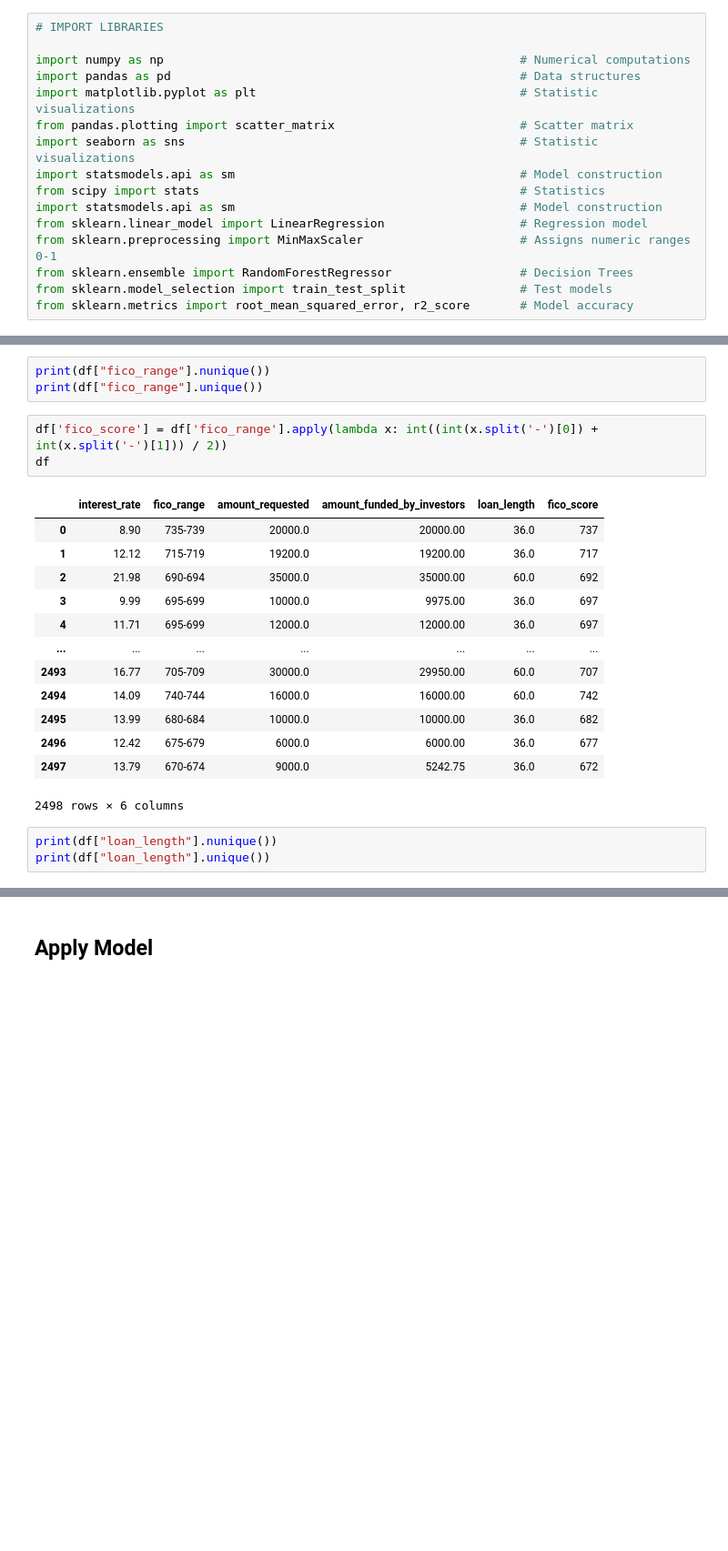
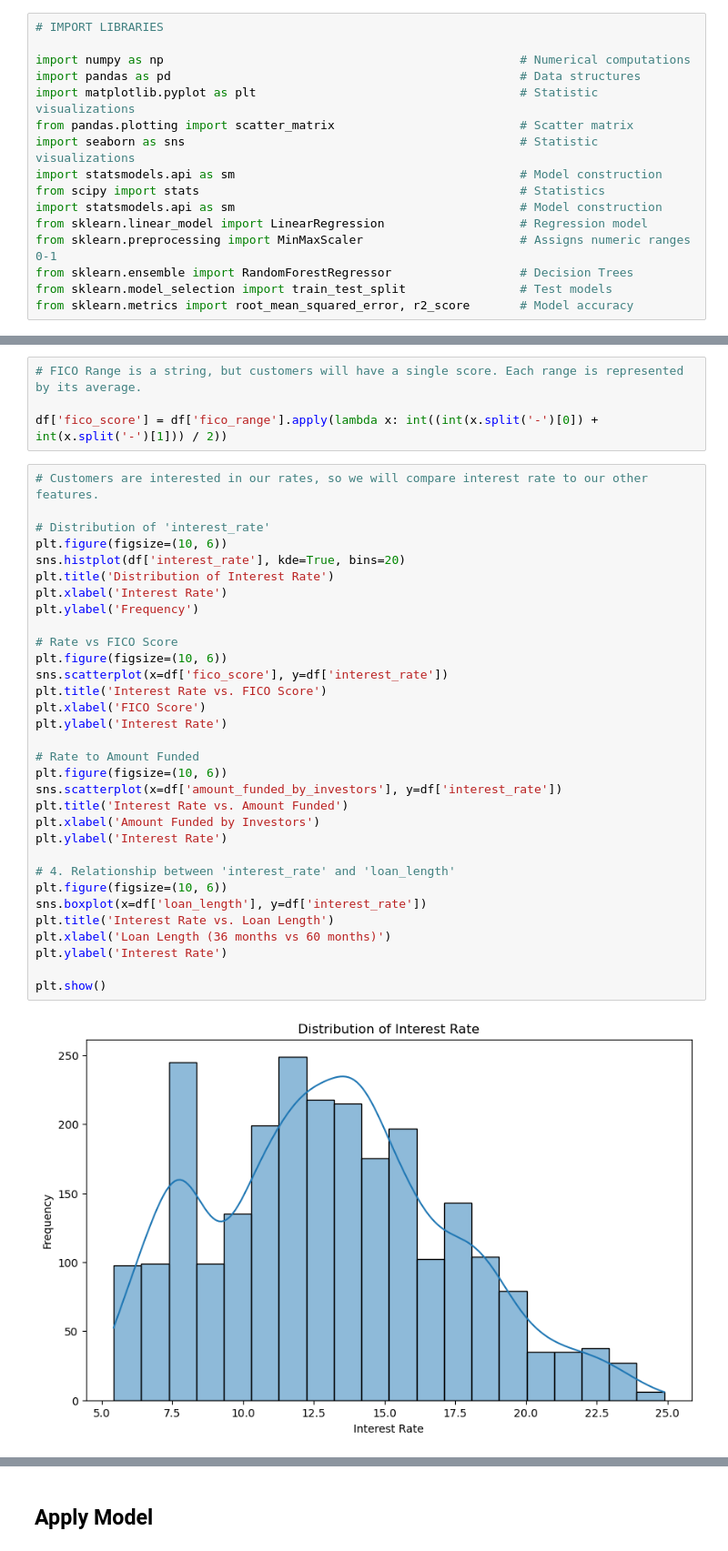
Before and after one commit to spc-kim/linear-regression-case-study, a Jupyter notebook: notebook.ipynb, the cells around one changed output, grey strips where cells are left out. Shown at 91% size. Saved outputs shown, nothing was run; the diff lists cells and outputs as text; blank space fills up the shorter version.

Commit message:
charts n graphs

```diff
--- a/notebook.ipynb
+++ b/notebook.ipynb
@@ -39,23 +57,38 @@ display(df.describe())
-# %%
-print(df["fico_range"].nunique())
-print(df["fico_range"].unique())
-# %%
-df['fico_score'] = df['fico_range'].apply(lambda x: int((int(x.split('-')[0]) + int(x.split('-')[1])) / 2))
-df
-# %% [output]
-|  | interest_rate | fico_range | amount_requested | amount_funded_by_investors | loan_length | fico_score |
-| 0 | 8.90 | 735-739 | 20000.0 | 20000.00 | 36.0 | 737 |
-| 1 | 12.12 | 715-719 | 19200.0 | 19200.00 | 36.0 | 717 |
-| 2 | 21.98 | 690-694 | 35000.0 | 35000.00 | 60.0 | 692 |
-| 3 | 9.99 | 695-699 | 10000.0 | 9975.00 | 36.0 | 697 |
-| 4 | 11.71 | 695-699 | 12000.0 | 12000.00 | 36.0 | 697 |
-| ... | ... | ... | ... | ... | ... | ... |
-| 2493 | 16.77 | 705-709 | 30000.0 | 29950.00 | 60.0 | 707 |
-| 2494 | 14.09 | 740-744 | 16000.0 | 16000.00 | 60.0 | 742 |
-| 2495 | 13.99 | 680-684 | 10000.0 | 10000.00 | 36.0 | 682 |
-| 2496 | 12.42 | 675-679 | 6000.0 | 6000.00 | 36.0 | 677 |
-| 2497 | 13.79 | 670-674 | 9000.0 | 5242.75 | 36.0 | 672 |
-2498 rows × 6 columns
-# %%
-print(df["loan_length"].nunique())
-print(df["loan_length"].unique())
+# %%
+# FICO Range is a string, but customers will have a single score. Each range is represented by its average.
+
+df['fico_score'] = df['fico_range'].apply(lambda x: int((int(x.split('-')[0]) + int(x.split('-')[1])) / 2))
+# %%
+# Customers are interested in our rates, so we will compare interest rate to our other features.
+
+# Distribution of 'interest_rate'
+plt.figure(figsize=(10, 6))
+sns.histplot(df['interest_rate'], kde=True, bins=20)
+plt.title('Distribution of Interest Rate')
+plt.xlabel('Interest Rate')
+plt.ylabel('Frequency')
+
+# Rate vs FICO Score
+plt.figure(figsize=(10, 6))
+sns.scatterplot(x=df['fico_score'], y=df['interest_rate'])
+plt.title('Interest Rate vs. FICO Score')
+plt.xlabel('FICO Score')
+plt.ylabel('Interest Rate')
+
+# Rate to Amount Funded
+plt.figure(figsize=(10, 6))
+sns.scatterplot(x=df['amount_funded_by_investors'], y=df['interest_rate'])
+plt.title('Interest Rate vs. Amount Funded')
+plt.xlabel('Amount Funded by Investors')
+plt.ylabel('Interest Rate')
+
+# 4. Relationship between 'interest_rate' and 'loan_length'
+plt.figure(figsize=(10, 6))
+sns.boxplot(x=df['loan_length'], y=df['interest_rate'])
+plt.title('Interest Rate vs. Loan Length')
+plt.xlabel('Loan Length (36 months vs 60 months)')
+plt.ylabel('Interest Rate')
+
+plt.show()
+# %% [output]
+[figure, added]
```
Also changed, not shown: parts of 18 cells of this notebook.
